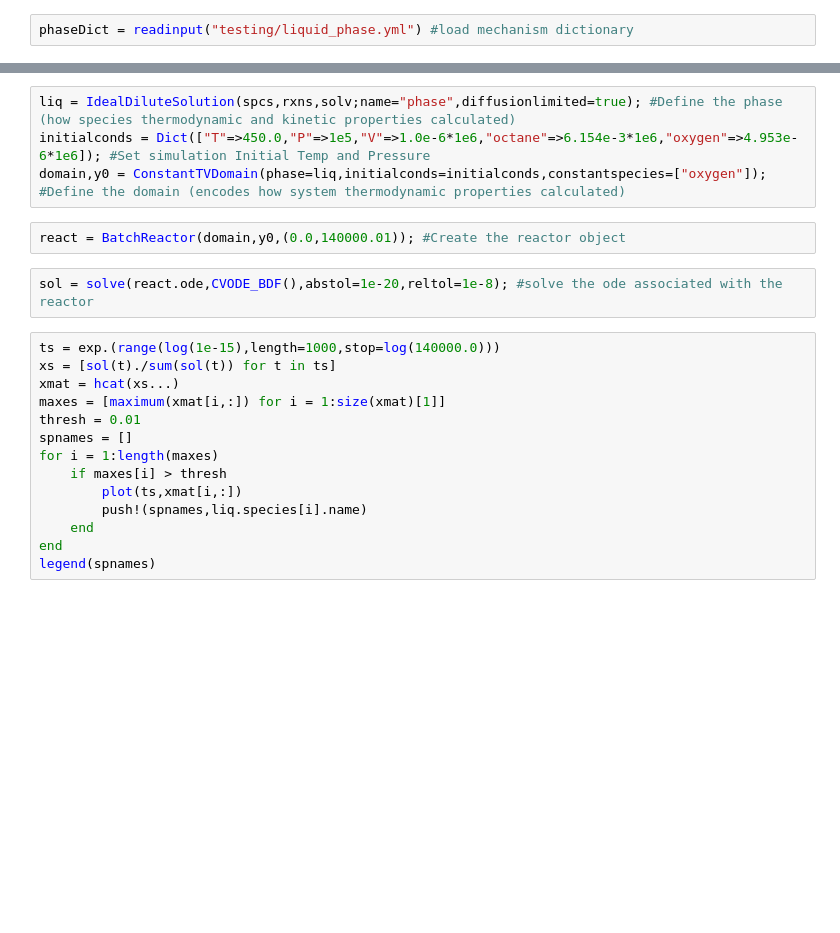
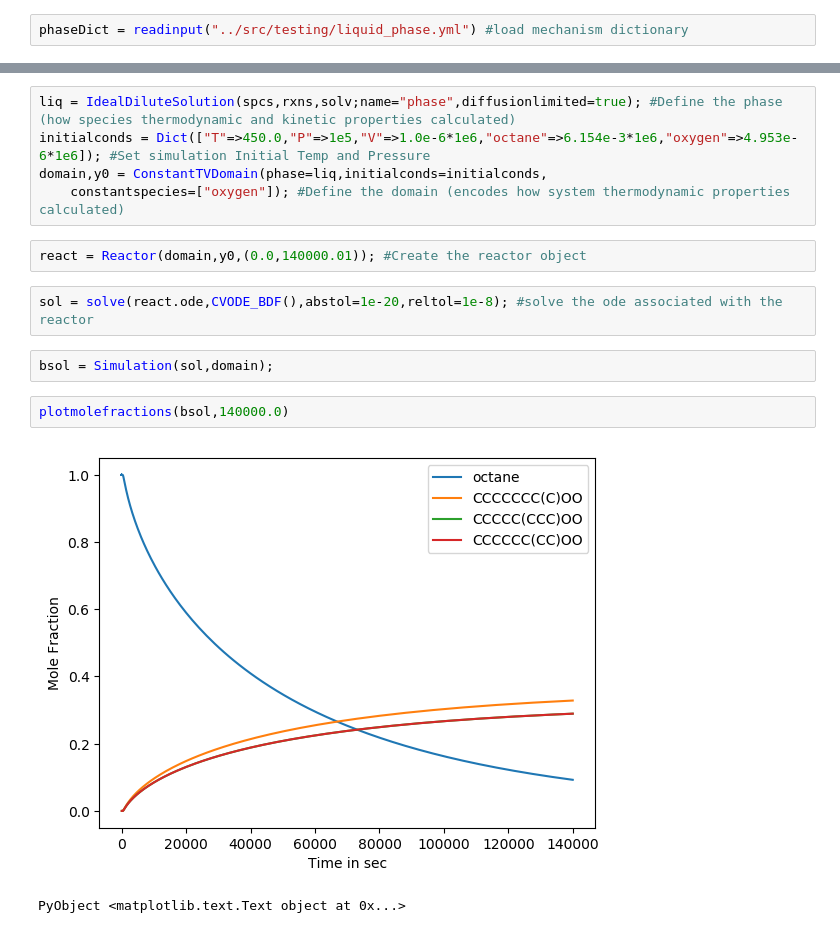
Before and after one commit to ReactionMechanismGenerator/ReactionMechanismSimulator.jl, a Jupyter notebook: iJulia/ConstantTVOctaneOxidation.ipynb, the cells around one changed output, grey strips where cells are left out. Saved outputs shown, nothing was run; the diff lists cells and outputs as text; blank space fills up the shorter version.

```diff
--- a/iJulia/ConstantTVOctaneOxidation.ipynb
+++ b/iJulia/ConstantTVOctaneOxidation.ipynb
@@ -8,2 +5,2 @@ include("Reactor.jl")
 # %%
-phaseDict = readinput("testing/liquid_phase.yml") #load mechanism dictionary
+phaseDict = readinput("../src/testing/liquid_phase.yml") #load mechanism dictionary
@@ -15,22 +15,16 @@ solv = Solvent("octane",RiedelViscosity(-98.805,3905.5,14.103,-2.5112e-5,2.0));
 # %%
 liq = IdealDiluteSolution(spcs,rxns,solv;name="phase",diffusionlimited=true); #Define the phase (how species thermodynamic and kinetic properties calculated)
 initialconds = Dict(["T"=>450.0,"P"=>1e5,"V"=>1.0e-6*1e6,"octane"=>6.154e-3*1e6,"oxygen"=>4.953e-6*1e6]); #Set simulation Initial Temp and Pressure
-domain,y0 = ConstantTVDomain(phase=liq,initialconds=initialconds,constantspecies=["oxygen"]); #Define the domain (encodes how system thermodynamic properties calculated)
+domain,y0 = ConstantTVDomain(phase=liq,initialconds=initialconds,
+    constantspecies=["oxygen"]); #Define the domain (encodes how system thermodynamic properties calculated)
 # %%
-react = BatchReactor(domain,y0,(0.0,140000.01)); #Create the reactor object
+react = Reactor(domain,y0,(0.0,140000.01)); #Create the reactor object
 # %%
 sol = solve(react.ode,CVODE_BDF(),abstol=1e-20,reltol=1e-8); #solve the ode associated with the reactor
-# %%
-ts = exp.(range(log(1e-15),length=1000,stop=log(140000.0)))
-xs = [sol(t)./sum(sol(t)) for t in ts]
-xmat = hcat(xs...)
-maxes = [maximum(xmat[i,:]) for i = 1:size(xmat)[1]]
-thresh = 0.01
-spnames = []
-for i = 1:length(maxes)
-    if maxes[i] > thresh
-        plot(ts,xmat[i,:])
-        push!(spnames,liq.species[i].name)
-    end
-end
-legend(spnames)
+# %%
+bsol = Simulation(sol,domain);
+# %%
+plotmolefractions(bsol,140000.0)
+# %% [output]
+[figure, added]
+PyObject <matplotlib.text.Text object at 0x...>
```
Also changed, not shown: parts of 4 cells of this notebook, 2 other files.
